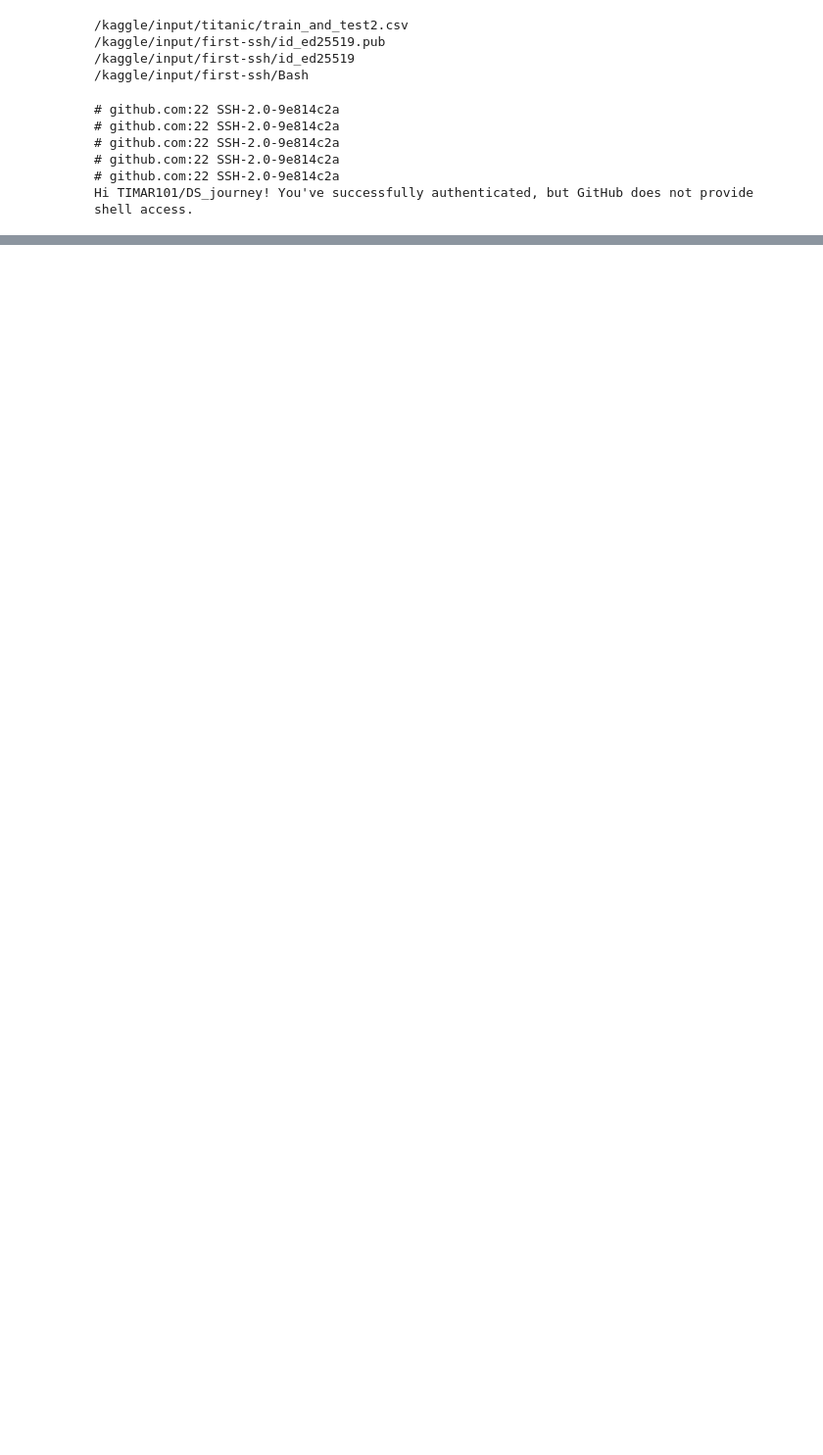
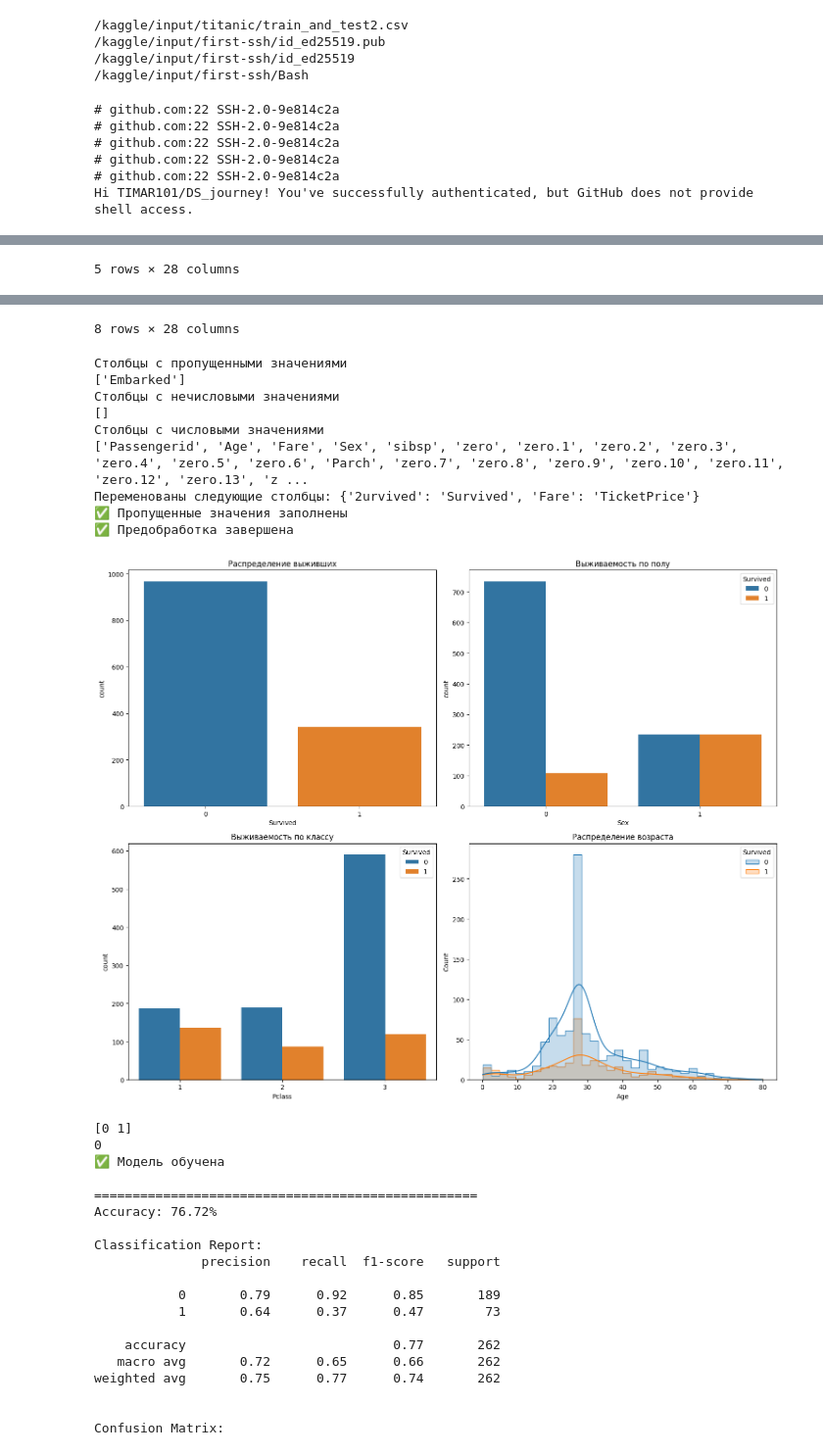
Before and after one commit to TIMAR101/DS_journey, a Jupyter notebook: my-titanik.ipynb, the cells around one changed output, grey strips where cells are left out. Shown: that part at 98% size. Drawn from its saved outputs; the diff is of its cells as text; code cells hidden in the pictures; blank space fills up the shorter version.

Commit message:
Kaggle Notebook | My Titanik | Version 5

```diff
--- a/my-titanik.ipynb
+++ b/my-titanik.ipynb
@@ -220,0 +247,14 @@ Accuracy: 0.71
+# %%
+analyzer = TitanicAnalyzer("/kaggle/input/titanic/train_and_test2.csv")
+if analyzer.load():
+
+    analyzer.show_info()
+    analyzer.preprocess()
+    analyzer.visualize()
+
+
+
+    if analyzer.prepare_model_data():
+        # Обучение и оценка модели
+        analyzer.train_model()
+# %% [output]
@@ -220,0 +272 @@ Accuracy: 0.71
+5 rows × 28 columns
@@ -220,0 +299,30 @@ Accuracy: 0.71
+8 rows × 28 columns
+Столбцы с пропущенными значениями
+['Embarked']
+Столбцы с нечисловыми значениями
+[]
+Столбцы с числовыми значениями
+['Passengerid', 'Age', 'Fare', 'Sex', 'sibsp', 'zero', 'zero.1', 'zero.2', 'zero.3', 'zero.4', 'zero.5', 'zero.6', 'Parch', 'zero.7', 'zero.8', 'zero.9', 'zero.10', 'zero.11', 'zero.12', 'zero.13', 'z ...
+Переменованы следующие столбцы: {'2urvived': 'Survived', 'Fare': 'TicketPrice'}
+✅ Пропущенные значения заполнены
+✅ Предобработка завершена
+[figure, added]
+[0 1]
+0
+✅ Модель обучена
+
+==================================================
+Accuracy: 76.72%
+
+Classification Report:
+              precision    recall  f1-score   support
+
+           0       0.79      0.92      0.85       189
+           1       0.64      0.37      0.47        73
+
+    accuracy                           0.77       262
+   macro avg       0.72      0.65      0.66       262
+weighted avg       0.75      0.77      0.74       262
+
+
+Confusion Matrix:
```
Also changed, not shown: parts of 3 cells of this notebook.
